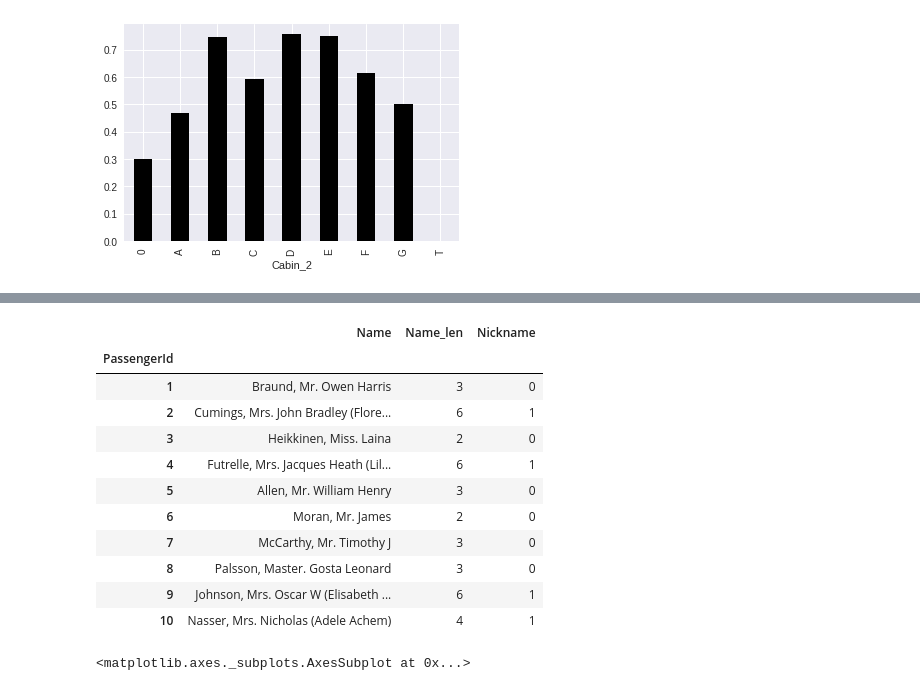
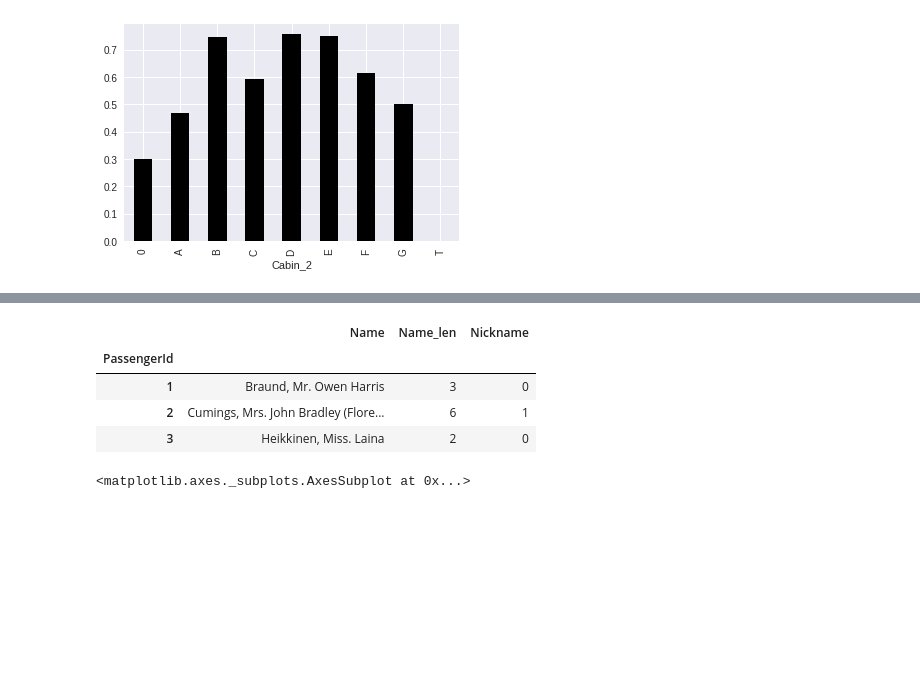
Before and after one commit to Pritishsingla/Titanic_kaggle, a Jupyter notebook: Titanic_Kaggle.ipynb, the cells around one changed output, grey strips where cells are left out. Cells and saved outputs as stored; diff of their text form; code cells hidden in the pictures; blank space fills up the shorter version.

```diff
--- a/Titanic_Kaggle.ipynb
+++ b/Titanic_Kaggle.ipynb
@@ -112,7 +116,7 @@ train.groupby('Fare_bin').agg('mean')['Survived'].plot()
 <matplotlib.axes._subplots.AxesSubplot at 0x...>
 [figure]
 # %%
-train['Age_bin'] = pd.qcut(train['Age'], q=10)
+train['Age_bin'] = pd.qcut(train['Age'], q=10, labels=range(1,11))
 train.groupby('Age_bin').agg('mean')['Survived'].plot()
 train['Child_ind'] = train['Age'] <14.0
 # %% [output]
@@ -170,19 +169,14 @@ train[['Name', 'Name_len']].head(10)
 # %%
+
+
 train['Nickname'] = train['Name'].apply(lambda x : 1 if '(' in x else 0)
-train[['Name', 'Name_len', 'Nickname']].head(10)
+train[['Name', 'Name_len', 'Nickname']].head(3)
 # %% [output]
 |  | Name | Name_len | Nickname |
 | PassengerId |  |  |  |
 | 1 | Braund, Mr. Owen Harris | 3 | 0 |
 | 2 | Cumings, Mrs. John Bradley (Flore... | 6 | 1 |
 | 3 | Heikkinen, Miss. Laina | 2 | 0 |
-| 4 | Futrelle, Mrs. Jacques Heath (Lil... | 6 | 1 |
-| 5 | Allen, Mr. William Henry | 3 | 0 |
-| 6 | Moran, Mr. James | 2 | 0 |
-| 7 | McCarthy, Mr. Timothy J | 3 | 0 |
-| 8 | Palsson, Master. Gosta Leonard | 3 | 0 |
-| 9 | Johnson, Mrs. Oscar W (Elisabeth ... | 6 | 1 |
-| 10 | Nasser, Mrs. Nicholas (Adele Achem) | 4 | 1 |
 # %%
 train.groupby('Nickname').agg('mean')['Survived'].plot(kind='bar', color='k')
 # %% [output]
```
Also changed, not shown: parts of 23 cells of this notebook.
